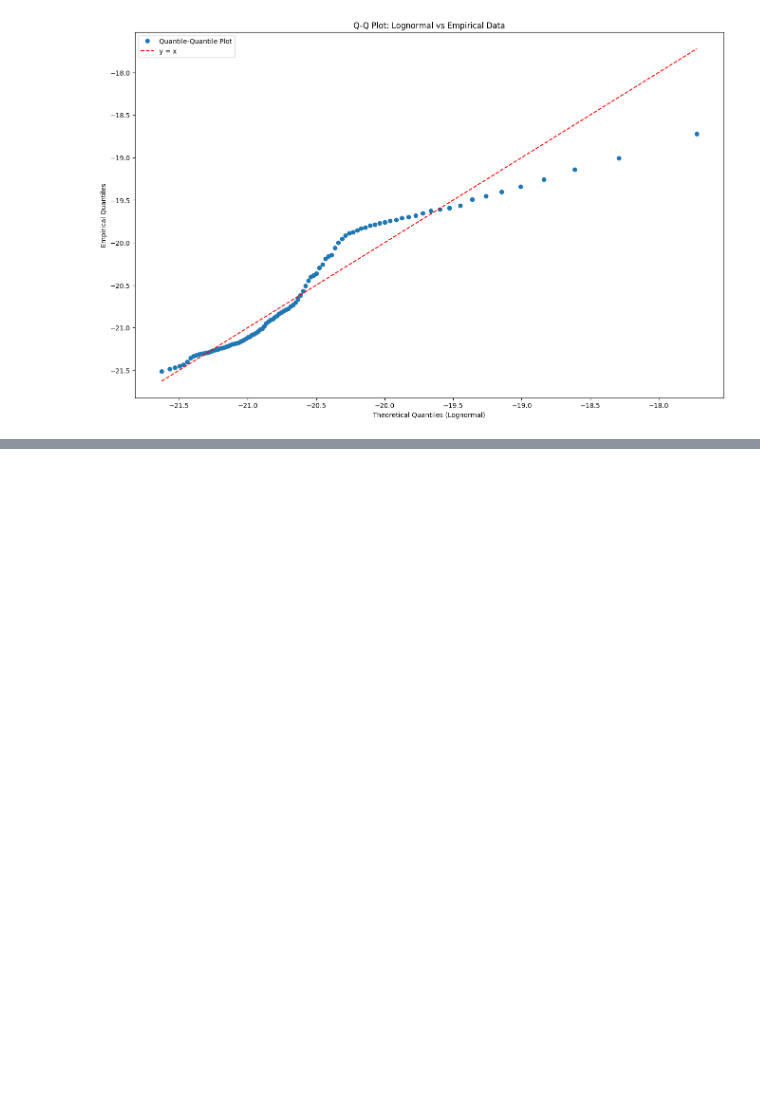
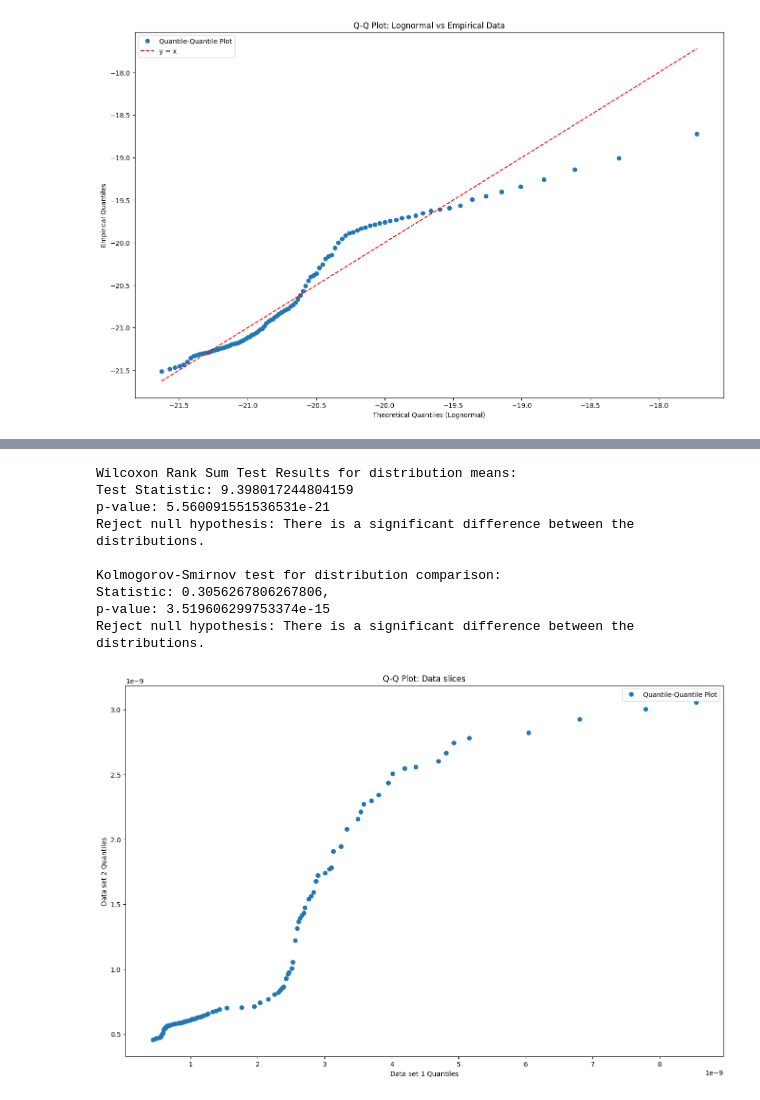
Before and after one commit to mareeben/btc-model, a Jupyter notebook: notebooks/btc_model_analysis.ipynb, the cells around one changed output, grey strips where cells are left out. Drawn from its saved outputs; the diff is of its cells as text; code cells hidden in the pictures; blank space fills up the shorter version.

```diff
--- a/notebooks/btc_model_analysis.ipynb
+++ b/notebooks/btc_model_analysis.ipynb
@@ -199,0 +239,58 @@ plt.show()
+# %%
+# Sample data (replace with your actual data)
+data1 = np.sort(sliced_data.get('9 Jul 2016 to 10 May 2020'))
+data2 = np.sort(sliced_data.get('11 May 2020 to 18 Apr 2024'))
+
+# Perform Wilcoxon Rank Sum Test
+statistic, pvalue = stats.ranksums(data1, data2)
+
+# Print test results
+print("Wilcoxon Rank Sum Test Results for distribution means:")
+print("Test Statistic:", statistic)
+print("p-value:", pvalue)
+
+# Decide on rejecting the null hypothesis based on significance level (e.g., 0.05)
+if pvalue < 0.05:
+    print("Reject null hypothesis: There is a significant difference between the distributions.")
+else:
+    print("Fail to reject null hypothesis: Insufficient evidence to conclude a difference.")
+
+print()
+
+# Perform Kruskal-Wallis test
+stat, p = kstest(data1, data2)
+
+print("Kolmogorov-Smirnov test for distribution comparison:")
+print(f"Statistic: {stat}, \np-value: {p}")
+if pvalue < 0.05:
+    print("Reject null hypothesis: There is a significant difference between the distributions.")
+else:
+    print("Fail to reject null hypothesis: Insufficient evidence to conclude a difference.")
+
+# Calculate the quantiles for the lognormal distribution and empirical data
+quantiles_x_vals = np.quantile(data1, np.arange(0.01, 1, 0.01))
+quantiles_y_vals = np.quantile(data2, np.arange(0.01, 1, 0.01))
+
+# Create a figure for the quantile-quantile plot
+plt.figure(figsize=(16, 10))
+plt.plot(quantiles_x_vals, quantiles_y_vals, marker='o', linestyle='', label='Quantile-Quantile Plot')
+
+# Add labels, title, and legend
+plt.xlabel('Data set 1 Quantiles')
+plt.ylabel('Data set 2 Quantiles')
+plt.title('Q-Q Plot: Data slices')
+plt.legend()
+
+# Display the plot
+plt.show()
+# %% [output]
+Wilcoxon Rank Sum Test Results for distribution means:
+Test Statistic: 9.398017244804159
+p-value: 5.560091551536531e-21
+Reject null hypothesis: There is a significant difference between the distributions.
+
+Kolmogorov-Smirnov test for distribution comparison:
+Statistic: 0.3056267806267806,
+p-value: 3.519606299753374e-15
+Reject null hypothesis: There is a significant difference between the distributions.
+[figure, added]
```
Also changed, not shown: parts of 11 cells of this notebook.
